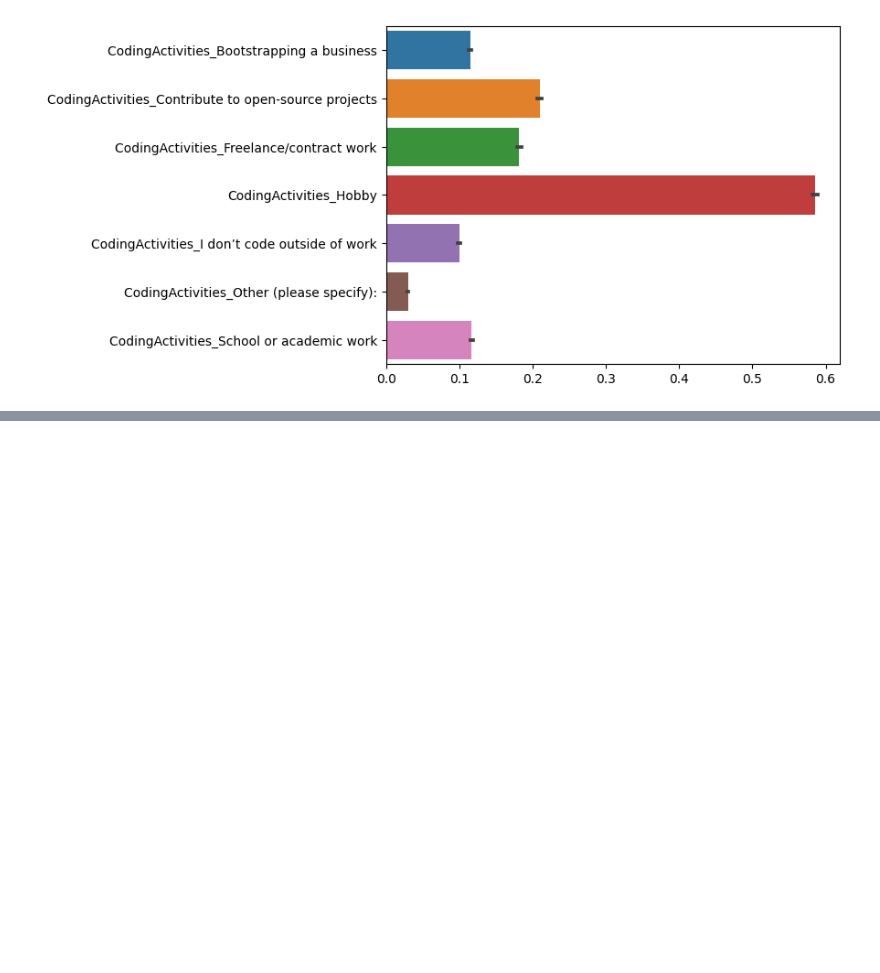
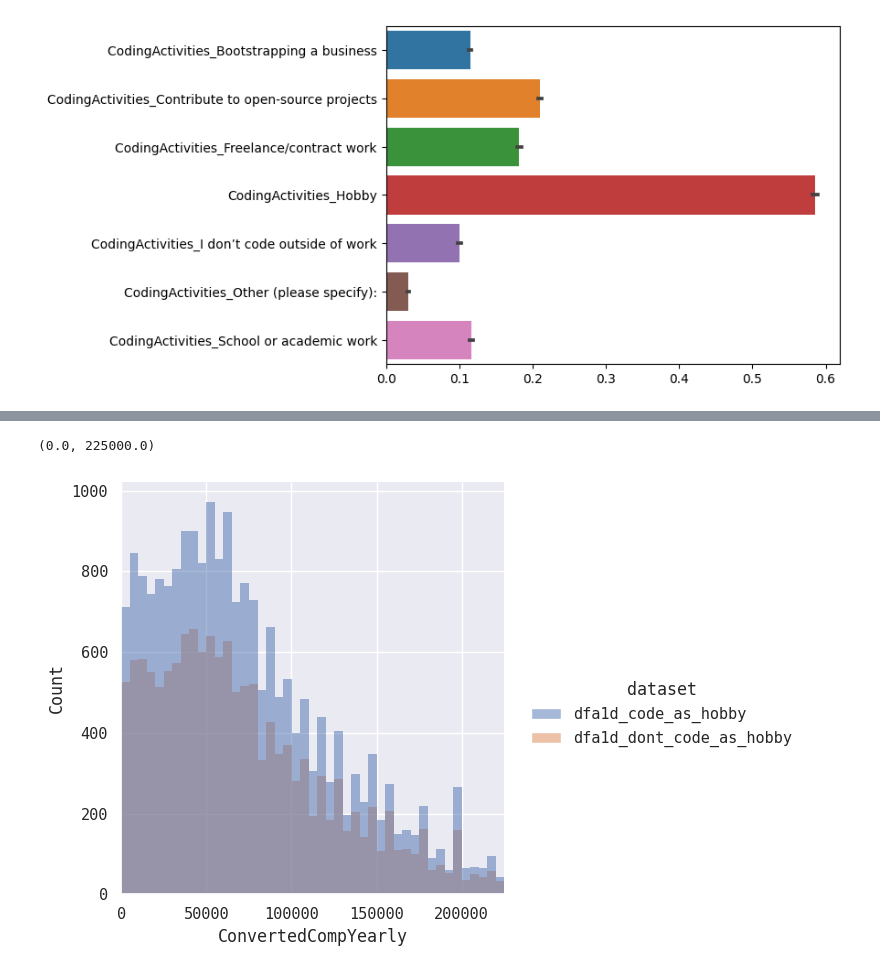
Before and after one commit to ursumarius/developer-survey-analyzing-w-pandas, a Jupyter notebook: data-wrangling/initial-explorative-data-analysis.ipynb, the cells around one changed output, grey strips where cells are left out. Saved outputs shown, nothing was run; the diff lists cells and outputs as text; code cells hidden in the pictures; blank space fills up the shorter version.

Commit message:
displot for code_hobby, income/exp, correl matrix

```diff
--- a/data-wrangling/initial-explorative-data-analysis.ipynb
+++ b/data-wrangling/initial-explorative-data-analysis.ipynb
@@ -508,0 +528,17 @@ sns.barplot(data=dfa1d_CodingActivities, orient='h')
+# %%
+# code outside of work or not: the mean salary for those who do vs those who don't
+
+#two masks for two plots
+
+mask_code_as_hobby = dfa1d["CodingActivities_Hobby"] == 1
+mask_dont_code_as_hobby = dfa1d["CodingActivities_Hobby"] == 0
+
+dfa1d_code_as_hobby = dfa1d[mask_code_as_hobby]
+
+dfa1d_dont_code_as_hobby = dfa1d[mask_dont_code_as_hobby]
+
+sns.displot(data=pd.concat([dfa1d_code_as_hobby.assign(dataset='dfa1d_code_as_hobby'), dfa1d_dont_code_as_hobby.assign(dataset='dfa1d_dont_code_as_hobby')]), x='ConvertedCompYearly', hue='dataset', alpha=0.5)
+plt.xlim(0, 225000)
+# %% [output]
+(0.0, 225000.0)
+[figure, added]
```
Also changed, not shown: parts of 8 cells of this notebook.
